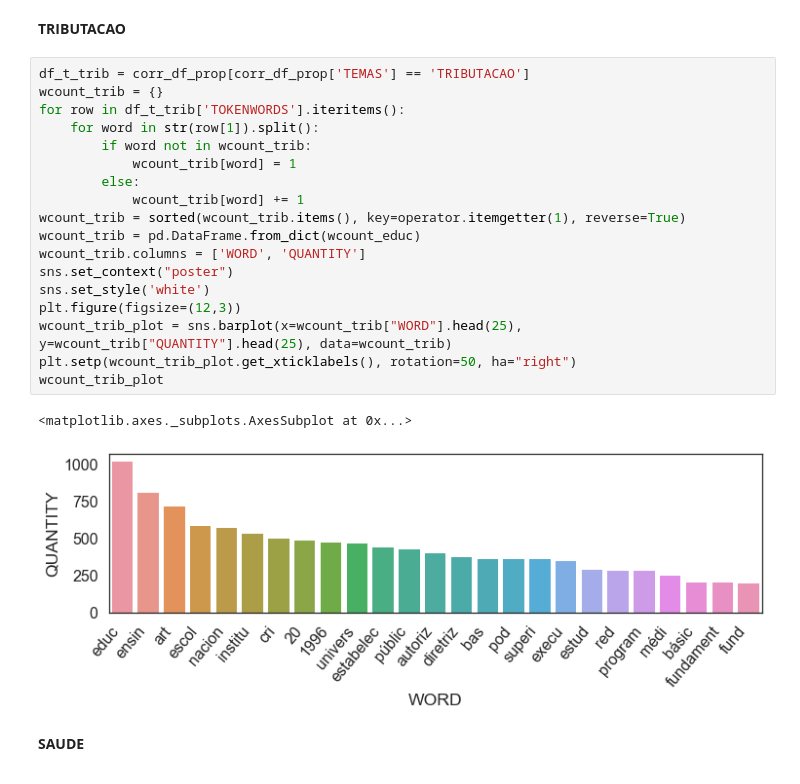
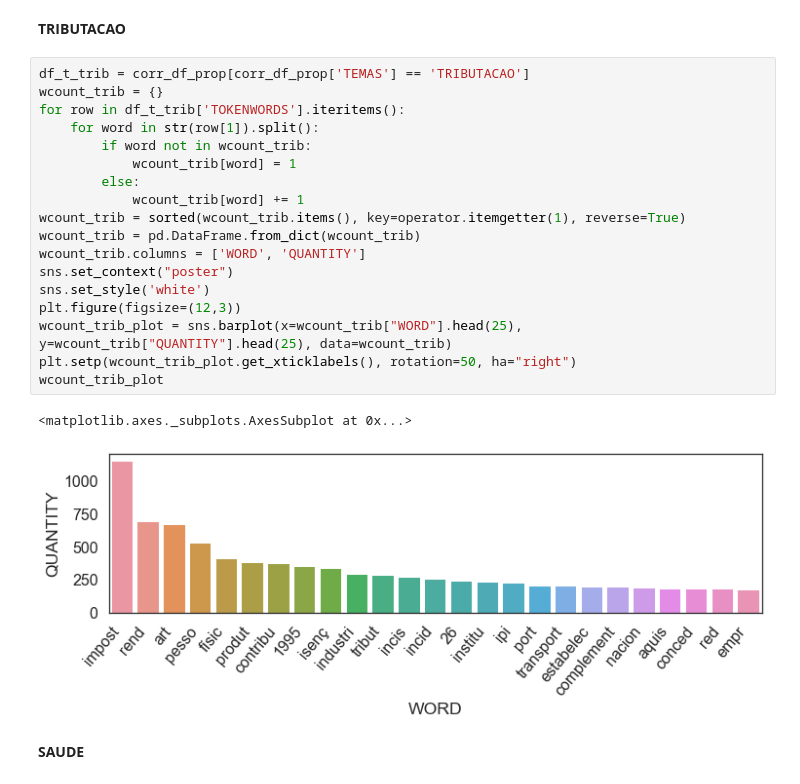
Before and after one commit to DiegoKremer/meu-politico, a Jupyter notebook: data_analysis/analise_proposicoes.ipynb, the cells around one changed output. Drawn from its saved outputs; the diff is of its cells as text.

```diff
--- a/data_analysis/analise_proposicoes.ipynb
+++ b/data_analysis/analise_proposicoes.ipynb
@@ -770,24 +770,24 @@ wcount_educ_plot
 # %%
 df_t_trib = corr_df_prop[corr_df_prop['TEMAS'] == 'TRIBUTACAO']
 wcount_trib = {}
 for row in df_t_trib['TOKENWORDS'].iteritems():
     for word in str(row[1]).split():
         if word not in wcount_trib:
             wcount_trib[word] = 1
         else:
             wcount_trib[word] += 1
 wcount_trib = sorted(wcount_trib.items(), key=operator.itemgetter(1), reverse=True)
-wcount_trib = pd.DataFrame.from_dict(wcount_educ)
+wcount_trib = pd.DataFrame.from_dict(wcount_trib)
 wcount_trib.columns = ['WORD', 'QUANTITY']
 sns.set_context("poster")
 sns.set_style('white')
 plt.figure(figsize=(12,3))
 wcount_trib_plot = sns.barplot(x=wcount_trib["WORD"].head(25), y=wcount_trib["QUANTITY"].head(25), data=wcount_trib)
 plt.setp(wcount_trib_plot.get_xticklabels(), rotation=50, ha="right")
 wcount_trib_plot
 # %% [output]
 <matplotlib.axes._subplots.AxesSubplot at 0x...>
-[figure, old version]
+[figure, new version]
 # %% [markdown]
 **SAUDE**
 # %%
```
Also changed, not shown: parts of 12 cells of this notebook.
